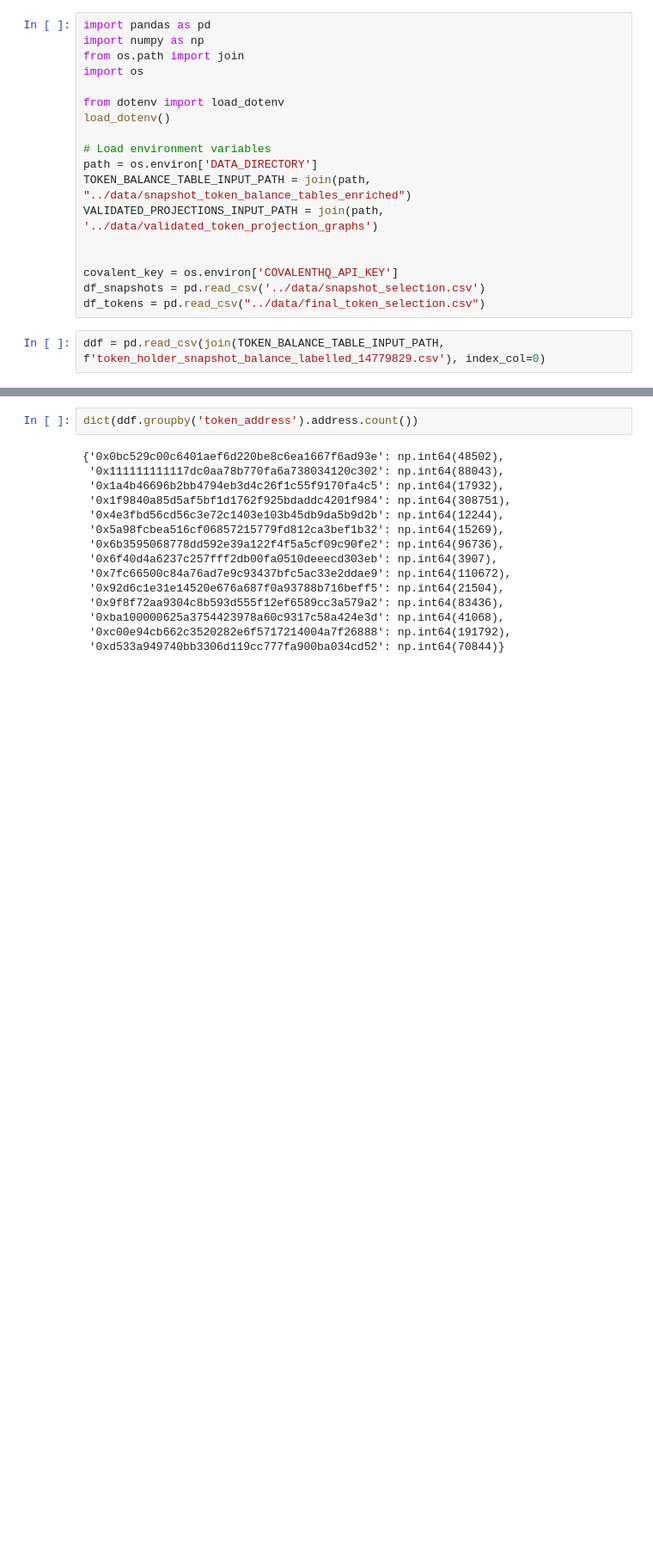
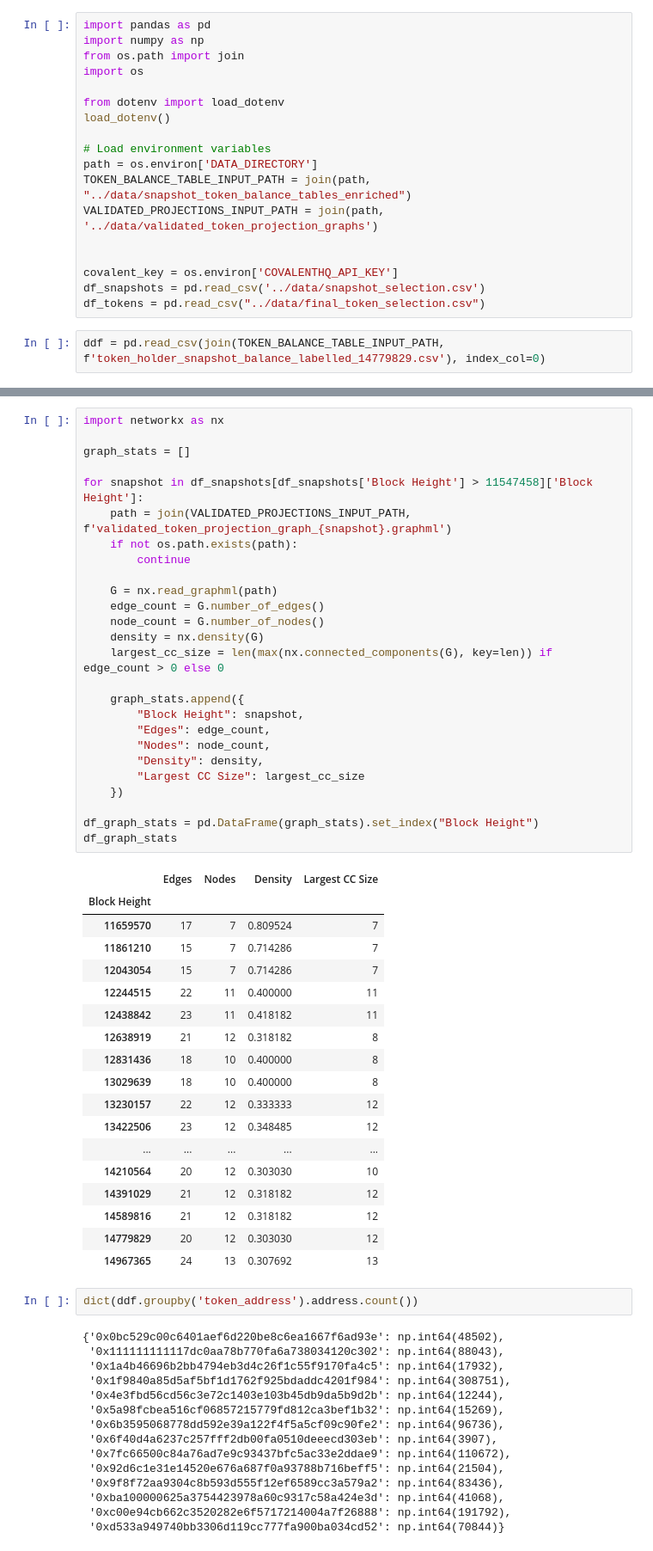
Before and after one commit to xm3van/research-project-erc20-governance, a Jupyter notebook: notebooks/sample_descriptives.ipynb, the cells around one changed output, grey strips where cells are left out. Shown at 86% size. Drawn from its saved outputs; the diff is of its cells as text; blank space fills up the shorter version.

```diff
--- a/notebooks/sample_descriptives.ipynb
+++ b/notebooks/sample_descriptives.ipynb
@@ -39,3 +70,48 @@ Name: address, Length: 125, dtype: int64
+# %%
+import networkx as nx
+
+graph_stats = []
+
+for snapshot in df_snapshots[df_snapshots['Block Height'] > 11547458]['Block Height']:
+    path = join(VALIDATED_PROJECTIONS_INPUT_PATH, f'validated_token_projection_graph_{snapshot}.graphml')
+    if not os.path.exists(path):
+        continue
+
+    G = nx.read_graphml(path)
+    edge_count = G.number_of_edges()
+    node_count = G.number_of_nodes()
+    density = nx.density(G)
+    largest_cc_size = len(max(nx.connected_components(G), key=len)) if edge_count > 0 else 0
+
+    graph_stats.append({
+        "Block Height": snapshot,
+        "Edges": edge_count,
+        "Nodes": node_count,
+        "Density": density,
+        "Largest CC Size": largest_cc_size
+    })
+
+df_graph_stats = pd.DataFrame(graph_stats).set_index("Block Height")
+df_graph_stats
+# %% [output]
+|  | Edges | Nodes | Density | Largest CC Size |
+| Block Height |  |  |  |  |
+| 11659570 | 17 | 7 | 0.809524 | 7 |
+| 11861210 | 15 | 7 | 0.714286 | 7 |
+| 12043054 | 15 | 7 | 0.714286 | 7 |
+| 12244515 | 22 | 11 | 0.400000 | 11 |
+| 12438842 | 23 | 11 | 0.418182 | 11 |
+| 12638919 | 21 | 12 | 0.318182 | 8 |
+| 12831436 | 18 | 10 | 0.400000 | 8 |
+| 13029639 | 18 | 10 | 0.400000 | 8 |
+| 13230157 | 22 | 12 | 0.333333 | 12 |
+| 13422506 | 23 | 12 | 0.348485 | 12 |
+| ... | ... | ... | ... | ... |
+| 14210564 | 20 | 12 | 0.303030 | 10 |
+| 14391029 | 21 | 12 | 0.318182 | 12 |
+| 14589816 | 21 | 12 | 0.318182 | 12 |
+| 14779829 | 20 | 12 | 0.303030 | 12 |
+| 14967365 | 24 | 13 | 0.307692 | 13 |
 # %%
 dict(ddf.groupby('token_address').address.count())
 # %% [output]
```
Also changed, not shown: parts of 2 cells of this notebook, 10 other files.
